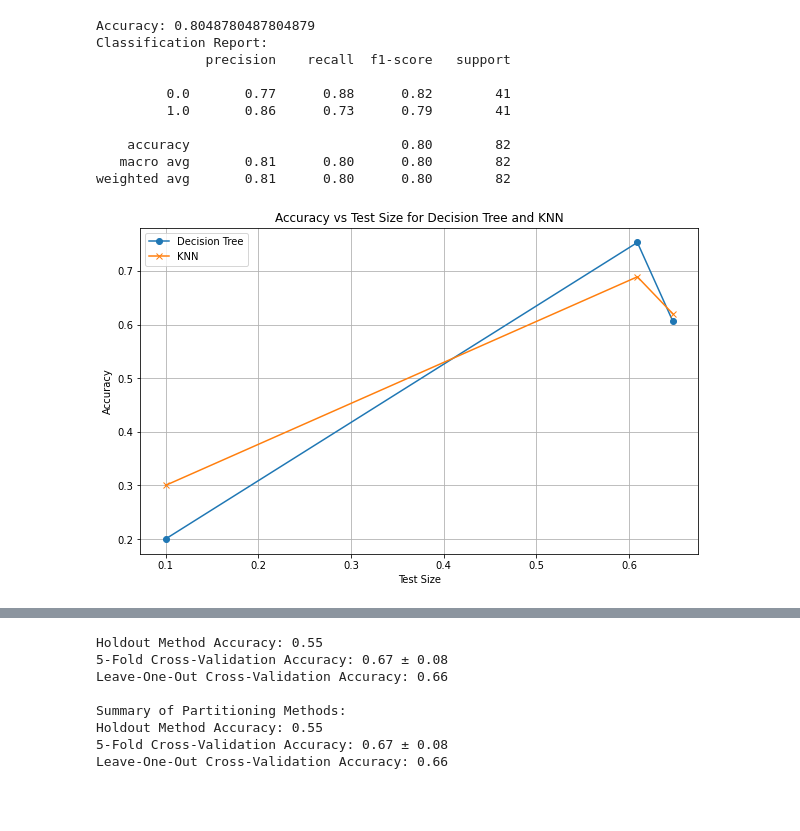
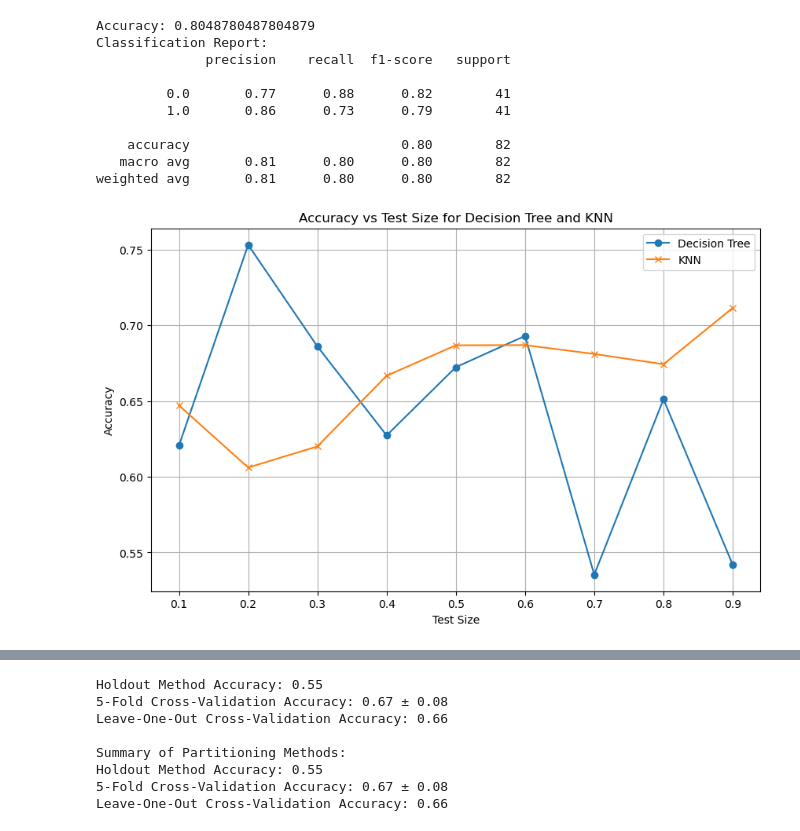
Before and after one commit to johnpierrre/DS-project, a Jupyter notebook: hepatocellular_carcinoma_analysis.ipynb, the cells around one changed output, grey strips where cells are left out. Drawn from its saved outputs; the diff is of its cells as text; code cells hidden in the pictures; blank space fills up the shorter version.

```diff
--- a/hepatocellular_carcinoma_analysis.ipynb
+++ b/hepatocellular_carcinoma_analysis.ipynb
@@ -628,22 +603,26 @@ DTC (with SMOTE)
 # %%
 from sklearn.tree import DecisionTreeClassifier, plot_tree
 from sklearn.metrics import accuracy_score, classification_report
-from sklearn.metrics import root_mean_squared_error
+from sklearn.metrics import mean_squared_error
 
 model = DecisionTreeClassifier()
 rmse = 0
 dt_accuracy = 0
+accuracies =[]
 for i in range(40):
     X_train, X_test, y_train, y_test = train_test_split(X, y, test_size = 0.2, random_state = 47)
     X_train, y_train = smote.fit_resample(X_train, y_train)
     y_train_series = pd.Series(y_train)
+
     model.fit(X_train, y_train)
 
     predictions = model.predict(X_test)
     dt_accuracy += accuracy_score(y_test, predictions)
-    rmse += root_mean_squared_error(predictions, y_test)
-
+    rmse += mean_squared_error(predictions, y_test, squared = False)
+    accuracies.append(accuracy_score(y_test, predictions))
 dt_accuracy = dt_accuracy/40
+top_accuracie = sorted(accuracies, reverse=True)[:1]
+print("Top Accuracie:", top_accuracie)
 print("RMSE: ", rmse/40)
 print("Accuracy:", dt_accuracy)
 print("Classification Report:")
@@ -738,14 +719,20 @@ knn = KNeighborsClassifier(n_neighbors = k)
 Knn prediting the test values
 # %%
 knn_accuracy = 0
+accuracies =[]
 for i in range(40):
     X_train, X_test, y_train, y_test = train_test_split(X, y, test_size=0.6, random_state=47)
     X_train, y_train=smote.fit_resample(X_train, y_train)
     y_train_series = pd.Series(y_train)
     knn.fit(X_train, y_train)
 
+
     y_pred = knn.predict(X_test)
     knn_accuracy += accuracy_score(y_test, y_pred)
+    accuracies.append(accuracy_score(y_test, y_pred))
+
+top_accuracie = sorted(accuracies, reverse=True)[:1]
+print("Top Accuracie:", top_accuracie)
 
 knn_accuracy = knn_accuracy/40
 print("Accuracy:", knn_accuracy)
@@ -873,6 +862,8 @@ Classification Report:
    macro avg       0.81      0.80      0.80        82
 weighted avg       0.81      0.80      0.80        82
 # %%
+
+
 train_df_np = df_clean.to_numpy()
 X, y = train_df_np[:, :-1], train_df_np[:, -1]
 
@@ -893,36 +884,36 @@ for test_size in test_sizes:
         # Decision Tree
         sm = SMOTE(random_state=42)
         X_train_resampled, y_train_resampled = sm.fit_resample(X_train, y_train)
         dt_model.fit(X_train_resampled, y_train_resampled)
         dt_predictions = dt_model.predict(X_test)
         dt_accuracy += accuracy_score(y_test, dt_predictions)
 
         # KNN
         knn_model = KNeighborsClassifier(n_neighbors=k)
         knn_model.fit(X_train, y_train)
         knn_predictions = knn_model.predict(X_test)
         knn_accuracy += accuracy_score(y_test, knn_predictions)
 
     dt_accuracies.append(dt_accuracy / 20)
     knn_accuracies.append(knn_accuracy / 20)
 
 results_df = pd.DataFrame({
     'Test Size': test_sizes,
     'Decision Tree Accuracy': dt_accuracies,
     'KNN Accuracy': knn_accuracies
 })
 
 plt.figure(figsize=(10, 6))
-plt.plot(results_df.to_numpy()[0], results_df.to_numpy()[1], marker='o', label='Decision Tree')
-plt.plot(results_df.to_numpy()[0], results_df.to_numpy()[2], marker='x', label='KNN')
+plt.plot(results_df['Test Size'], results_df['Decision Tree Accuracy'], marker='o', label='Decision Tree')
+plt.plot(results_df['Test Size'], results_df['KNN Accuracy'], marker='x', label='KNN')
 plt.xlabel('Test Size')
 plt.ylabel('Accuracy')
 plt.title('Accuracy vs Test Size for Decision Tree and KNN')
 plt.legend()
 plt.grid(True)
 plt.show()
 # %% [output]
-[figure, old version]
+[figure, new version]
 # %%
 from sklearn.model_selection import learning_curve, validation_curve
 
```
Also changed, not shown: parts of 13 cells of this notebook.
